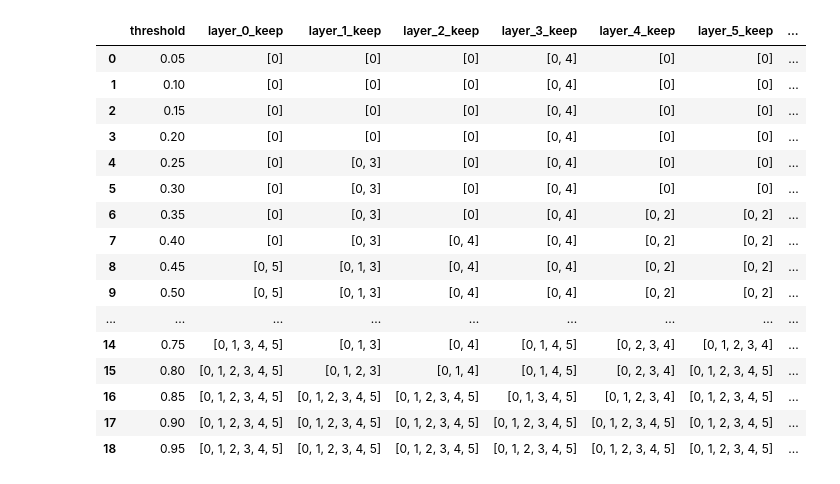
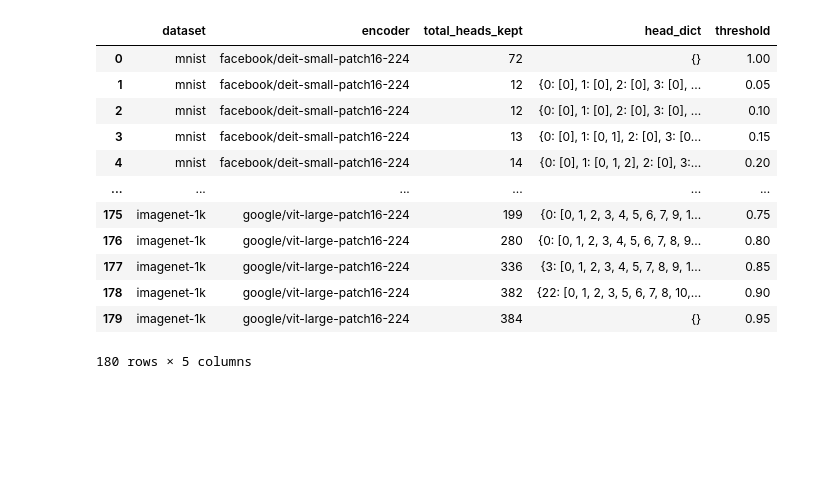
Before and after one commit to WylieMabel/toast-extensions, a Jupyter notebook: src/heads/notebooks/heads.ipynb, the cells around one changed output. Saved outputs shown, nothing was run; the diff lists cells and outputs as text; code cells hidden in the pictures; blank space fills up the shorter version.

```diff
--- a/src/heads/notebooks/heads.ipynb
+++ b/src/heads/notebooks/heads.ipynb
@@ -67,20 +69,16 @@ tab["head_dict"] = tab.apply(lambda row: {int(f"{i}"): row[f"layer_{i}_keep"] fo
-# %%
-tab
-# %% [output]
-|  | threshold | layer_0_keep | layer_1_keep | layer_2_keep | layer_3_keep | layer_4_keep | layer_5_keep | ... |
-| 0 | 0.05 | [0] | [0] | [0] | [0, 4] | [0] | [0] | ... |
-| 1 | 0.10 | [0] | [0] | [0] | [0, 4] | [0] | [0] | ... |
-| 2 | 0.15 | [0] | [0] | [0] | [0, 4] | [0] | [0] | ... |
-| 3 | 0.20 | [0] | [0] | [0] | [0, 4] | [0] | [0] | ... |
-| 4 | 0.25 | [0] | [0, 3] | [0] | [0, 4] | [0] | [0] | ... |
-| 5 | 0.30 | [0] | [0, 3] | [0] | [0, 4] | [0] | [0] | ... |
-| 6 | 0.35 | [0] | [0, 3] | [0] | [0, 4] | [0, 2] | [0, 2] | ... |
-| 7 | 0.40 | [0] | [0, 3] | [0, 4] | [0, 4] | [0, 2] | [0, 2] | ... |
-| 8 | 0.45 | [0, 5] | [0, 1, 3] | [0, 4] | [0, 4] | [0, 2] | [0, 2] | ... |
-| 9 | 0.50 | [0, 5] | [0, 1, 3] | [0, 4] | [0, 4] | [0, 2] | [0, 2] | ... |
-| ... | ... | ... | ... | ... | ... | ... | ... | ... |
-| 14 | 0.75 | [0, 1, 3, 4, 5] | [0, 1, 3] | [0, 4] | [0, 1, 4, 5] | [0, 2, 3, 4] | [0, 1, 2, 3, 4] | ... |
-| 15 | 0.80 | [0, 1, 2, 3, 4, 5] | [0, 1, 2, 3] | [0, 1, 4] | [0, 1, 4, 5] | [0, 2, 3, 4] | [0, 1, 2, 3, 4, 5] | ... |
-| 16 | 0.85 | [0, 1, 2, 3, 4, 5] | [0, 1, 2, 3, 4, 5] | [0, 1, 2, 3, 4, 5] | [0, 1, 3, 4, 5] | [0, 1, 2, 3, 4] | [0, 1, 2, 3, 4, 5] | ... |
-| 17 | 0.90 | [0, 1, 2, 3, 4, 5] | [0, 1, 2, 3, 4, 5] | [0, 1, 2, 3, 4, 5] | [0, 1, 2, 3, 4, 5] | [0, 1, 2, 3, 4, 5] | [0, 1, 2, 3, 4, 5] | ... |
-| 18 | 0.95 | [0, 1, 2, 3, 4, 5] | [0, 1, 2, 3, 4, 5] | [0, 1, 2, 3, 4, 5] | [0, 1, 2, 3, 4, 5] | [0, 1, 2, 3, 4, 5] | [0, 1, 2, 3, 4, 5] | ... |
+# %%
+experiments_data
+# %% [output]
+|  | dataset | encoder | total_heads_kept | head_dict | threshold |
+| 0 | mnist | facebook/deit-small-patch16-224 | 72 | {} | 1.00 |
+| 1 | mnist | facebook/deit-small-patch16-224 | 12 | {0: [0], 1: [0], 2: [0], 3: [0], ... | 0.05 |
+| 2 | mnist | facebook/deit-small-patch16-224 | 12 | {0: [0], 1: [0], 2: [0], 3: [0], ... | 0.10 |
+| 3 | mnist | facebook/deit-small-patch16-224 | 13 | {0: [0], 1: [0, 1], 2: [0], 3: [0... | 0.15 |
+| 4 | mnist | facebook/deit-small-patch16-224 | 14 | {0: [0], 1: [0, 1, 2], 2: [0], 3:... | 0.20 |
+| ... | ... | ... | ... | ... | ... |
+| 175 | imagenet-1k | google/vit-large-patch16-224 | 199 | {0: [0, 1, 2, 3, 4, 5, 6, 7, 9, 1... | 0.75 |
+| 176 | imagenet-1k | google/vit-large-patch16-224 | 280 | {0: [0, 1, 2, 3, 4, 5, 6, 7, 8, 9... | 0.80 |
+| 177 | imagenet-1k | google/vit-large-patch16-224 | 336 | {3: [0, 1, 2, 3, 4, 5, 7, 8, 9, 1... | 0.85 |
+| 178 | imagenet-1k | google/vit-large-patch16-224 | 382 | {22: [0, 1, 2, 3, 5, 6, 7, 8, 10,... | 0.90 |
+| 179 | imagenet-1k | google/vit-large-patch16-224 | 384 | {} | 0.95 |
+180 rows × 5 columns
```
Also changed, not shown: parts of 14 cells of this notebook, 33 other files.
